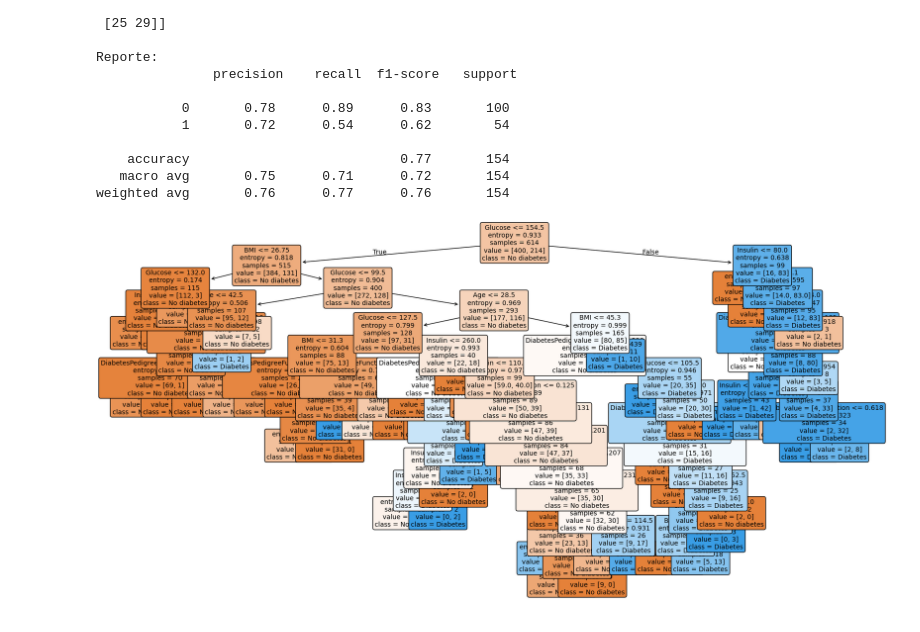
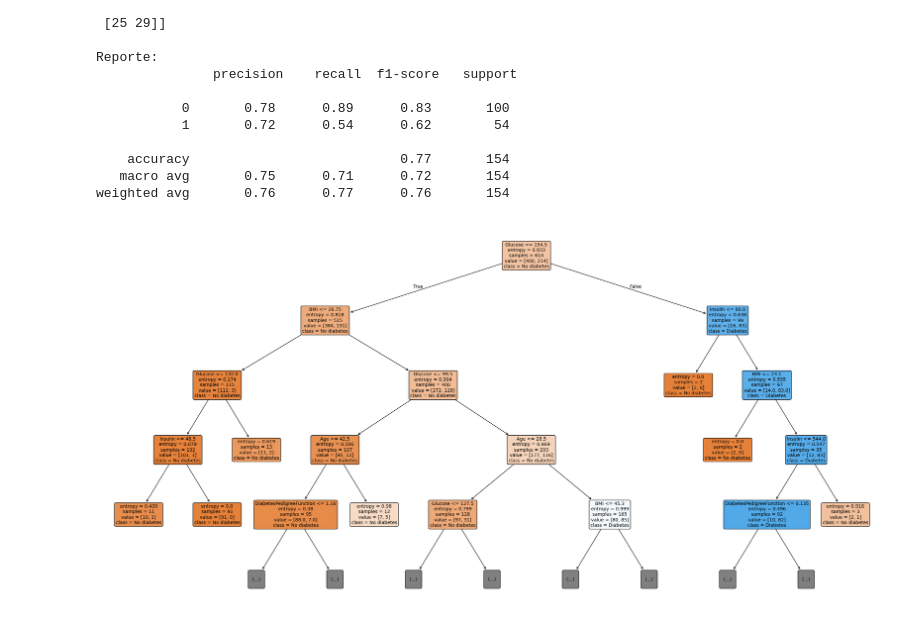
Before and after one commit to 4GeeksAcademy/dori1888-intro-ml, a Jupyter notebook: src/04-decission-tree.ipynb, the cells around one changed output. Cells and saved outputs as stored; diff of their text form; code cells hidden in the pictures.

Commit message:
(1) borrar logística + (2) plot con max_depth,

```diff
--- a/src/04-decission-tree.ipynb
+++ b/src/04-decission-tree.ipynb
@@ -291,8 +323,6 @@ En conjunto, el dataset quedó correctamente limpio, consistente y preparado par
 # %%
 cols_with_invalid_zeros = ["Glucose", "BloodPressure", "SkinThickness", "Insulin", "BMI"]
 
-for col in cols_with_invalid_zeros:
-    df[col] = df[col].replace(0, np.nan)
-
-df[cols_with_invalid_zeros].isnull().sum()
+df[cols_with_invalid_zeros] = df[cols_with_invalid_zeros].replace(0, np.nan)
+df[cols_with_invalid_zeros].isna().sum()
 # %% [output]
@@ -343,21 +367,3 @@ X_train, X_test, y_train, y_test = train_test_split(
 X_train.shape, X_test.shape
 # %% [output]
 ((614, 8), (154, 8))
-# %%
-from sklearn.pipeline import Pipeline
-from sklearn.preprocessing import StandardScaler
-from sklearn.linear_model import LogisticRegression
-from sklearn.metrics import accuracy_score, classification_report, confusion_matrix
-
-logreg = Pipeline(steps=[
-    ("scaler", StandardScaler()),
-    ("model", LogisticRegression(max_iter=2000, random_state=42))
-])
-
-logreg.fit(X_train, y_train)
-y_pred_lr = logreg.predict(X_test)
-
-print("=== LOGISTIC REGRESSION ===")
-print("Accuracy:", accuracy_score(y_test, y_pred_lr))
-print("\nMatriz de confusión:\n", confusion_matrix(y_test, y_pred_lr))
-print("\nReporte:\n", classification_report(y_test, y_pred_lr))
@@ -381,9 +370,14 @@ weighted avg       0.70      0.71      0.70       154
 # %%
 from sklearn.tree import DecisionTreeClassifier
+from sklearn.metrics import accuracy_score, classification_report, confusion_matrix
 
-tree = DecisionTreeClassifier(random_state=42)
+tree = DecisionTreeClassifier(
+    random_state=42,
+    max_depth=4,
+    min_samples_leaf=5
+)
+
 tree.fit(X_train, y_train)
-
 y_pred_tree = tree.predict(X_test)
 
 print("=== DECISION TREE ===")
@@ -459,5 +453,4 @@ weighted avg       0.71      0.71      0.71       154
 # %%
 import pandas as pd
 
-importances = pd.Series(best_tree.feature_importances_, index=X.columns).sort_values(ascending=False)
-importances
+importances = pd.Series(best_tree.feature_importances_, index=X_train.columns).sort_values(ascending=False)
@@ -525,16 +508,18 @@ weighted avg       0.76      0.77      0.76       154
 # %%
 from sklearn.tree import plot_tree
 import matplotlib.pyplot as plt
 
-plt.figure(figsize=(20, 10))
+plt.figure(figsize=(24, 12))
 plot_tree(
     best_tree_sel,
     feature_names=selected_features,
     class_names=["No diabetes", "Diabetes"],
     filled=True,
     rounded=True,
-    fontsize=10
+    fontsize=10,
+    max_depth=4  # <-- CLAVE: para que se vea bien
 )
+plt.tight_layout()
 plt.show()
 # %% [output]
-[figure, old version]
+[figure, new version]
```
Also changed, not shown: parts of 22 cells of this notebook.
